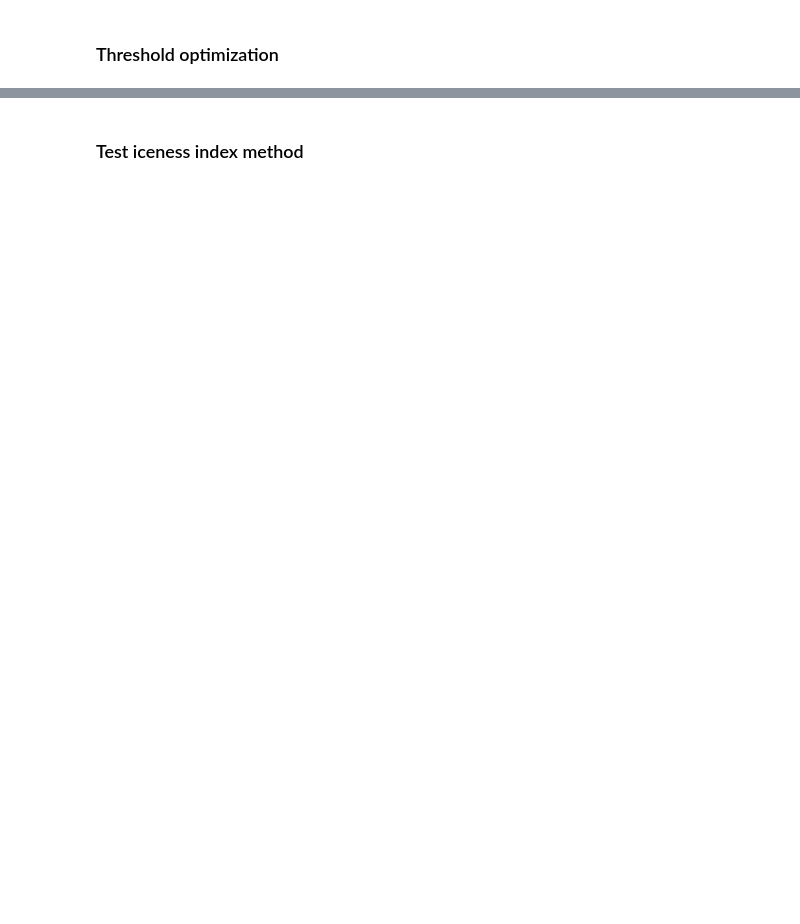
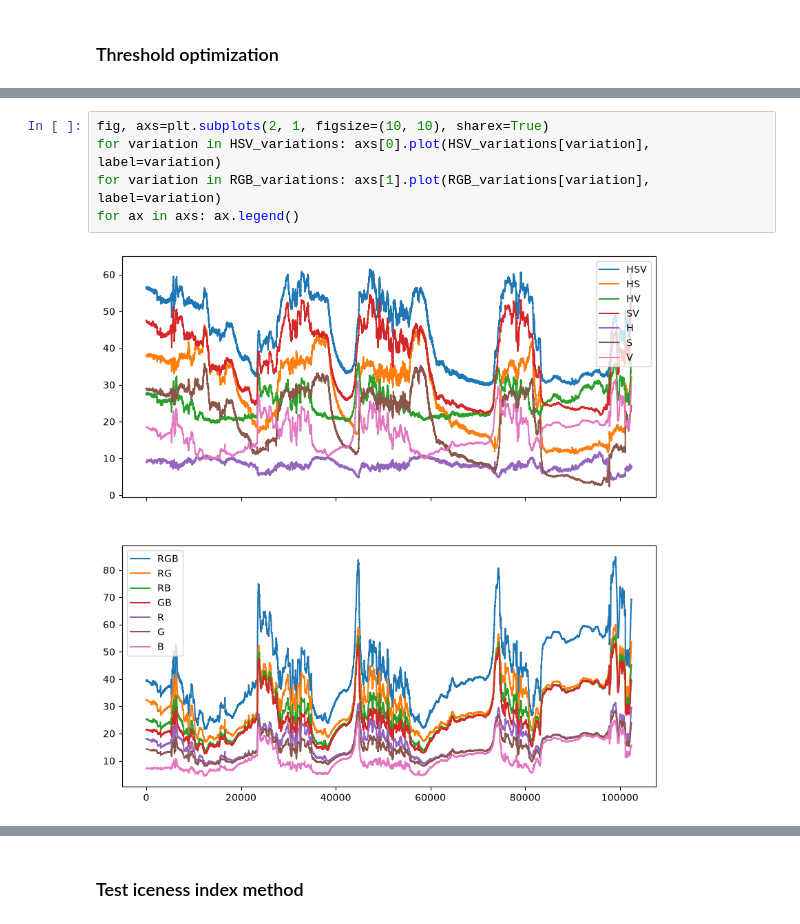
Before and after one commit to HarryYouAreAWizard/HelicopterIcing, a Jupyter notebook: Icing.ipynb, the cells around one changed output, grey strips where cells are left out. Drawn from its saved outputs; the diff is of its cells as text; blank space fills up the shorter version.

```diff
--- a/Icing.ipynb
+++ b/Icing.ipynb
@@ -129,0 +277,7 @@ NameError: name 'stop' is not defined
+# %%
+fig, axs=plt.subplots(2, 1, figsize=(10, 10), sharex=True)
+for variation in HSV_variations: axs[0].plot(HSV_variations[variation], label=variation)
+for variation in RGB_variations: axs[1].plot(RGB_variations[variation], label=variation)
+for ax in axs: ax.legend()
+# %% [output]
+[figure, added]
```
Also changed, not shown: parts of 12 cells of this notebook, 4 other files.
